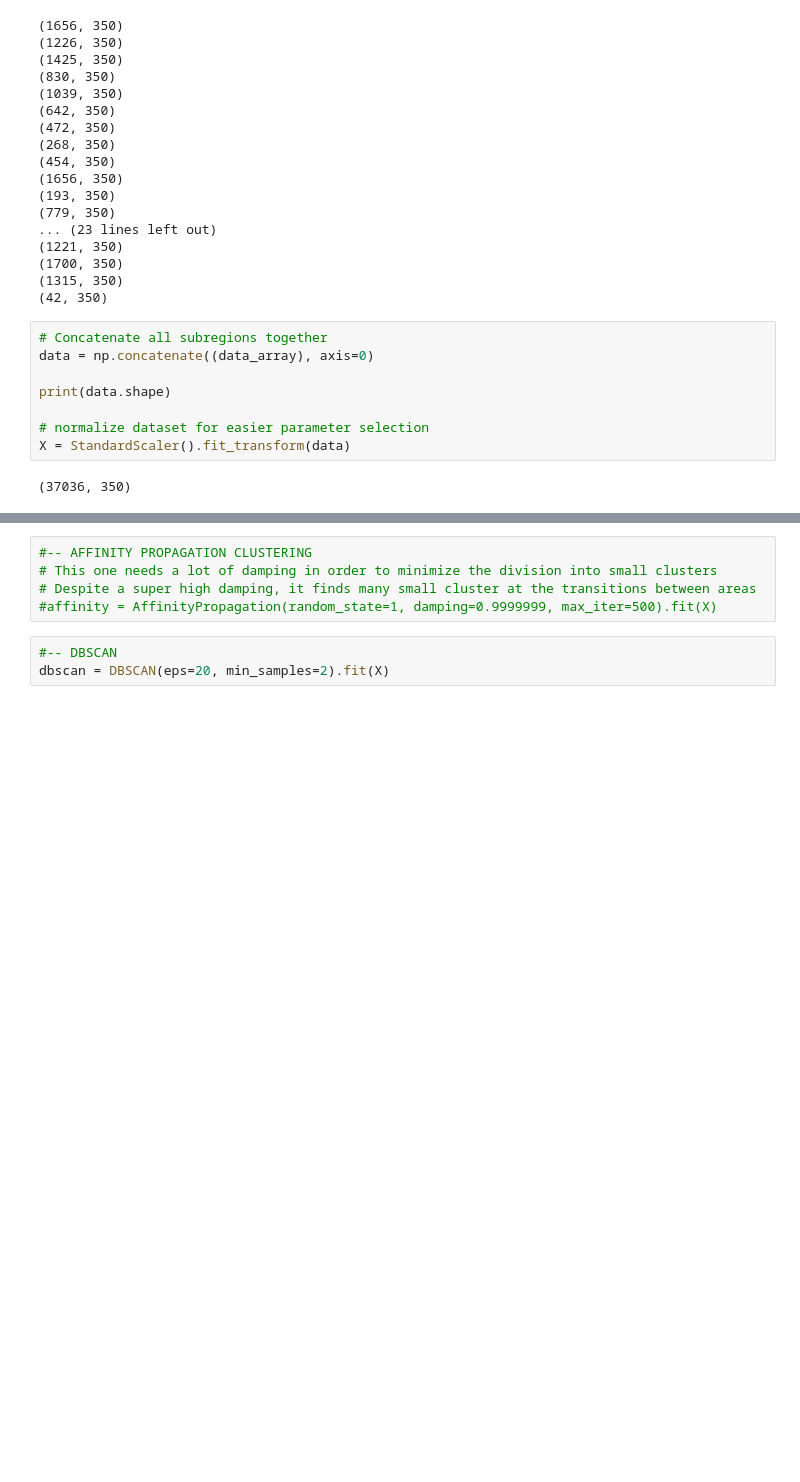
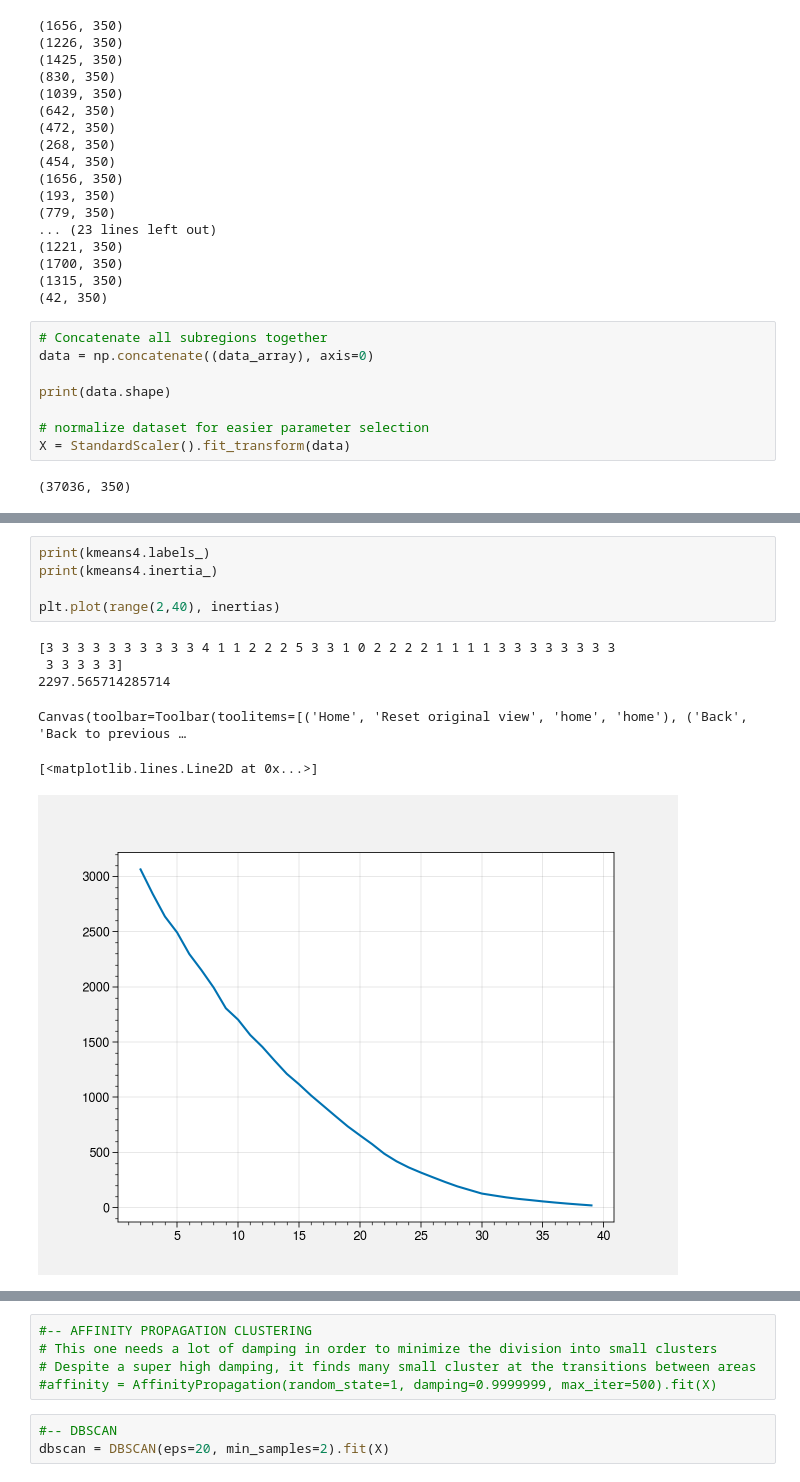
Before and after one commit to ICESAT-2HackWeek/surface_classification, a Jupyter notebook: scripts/Antarctica_clustering.ipynb, the cells around one changed output, grey strips where cells are left out. Cells and saved outputs as stored; diff of their text form; blank space fills up the shorter version.

```diff
--- a/scripts/Antarctica_clustering.ipynb
+++ b/scripts/Antarctica_clustering.ipynb
@@ -257,0 +268,12 @@ Training data shape: (37036, 350)
+# %%
+print(kmeans4.labels_)
+print(kmeans4.inertia_)
+
+plt.plot(range(2,40), inertias)
+# %% [output]
+[3 3 3 3 3 3 3 3 3 3 4 1 1 2 2 2 5 3 3 1 0 2 2 2 2 1 1 1 1 3 3 3 3 3 3 3 3
+ 3 3 3 3 3]
+2297.565714285714
+Canvas(toolbar=Toolbar(toolitems=[('Home', 'Reset original view', 'home', 'home'), ('Back', 'Back to previous …
+[<matplotlib.lines.Line2D at 0x...>]
+[figure, added]
```
Also changed, not shown: parts of 4 cells of this notebook.
